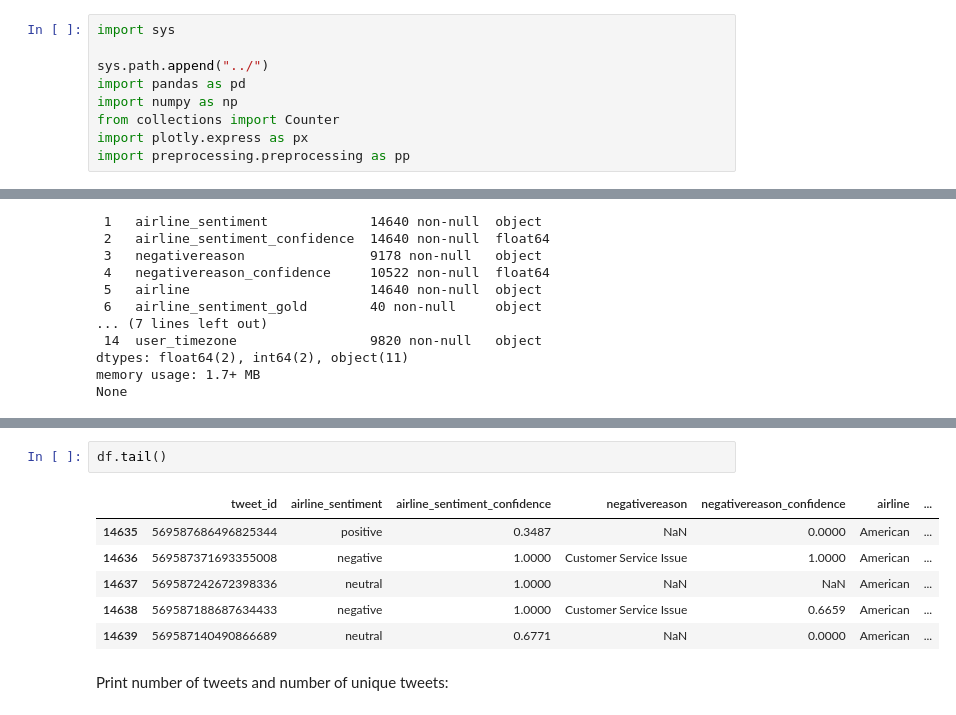
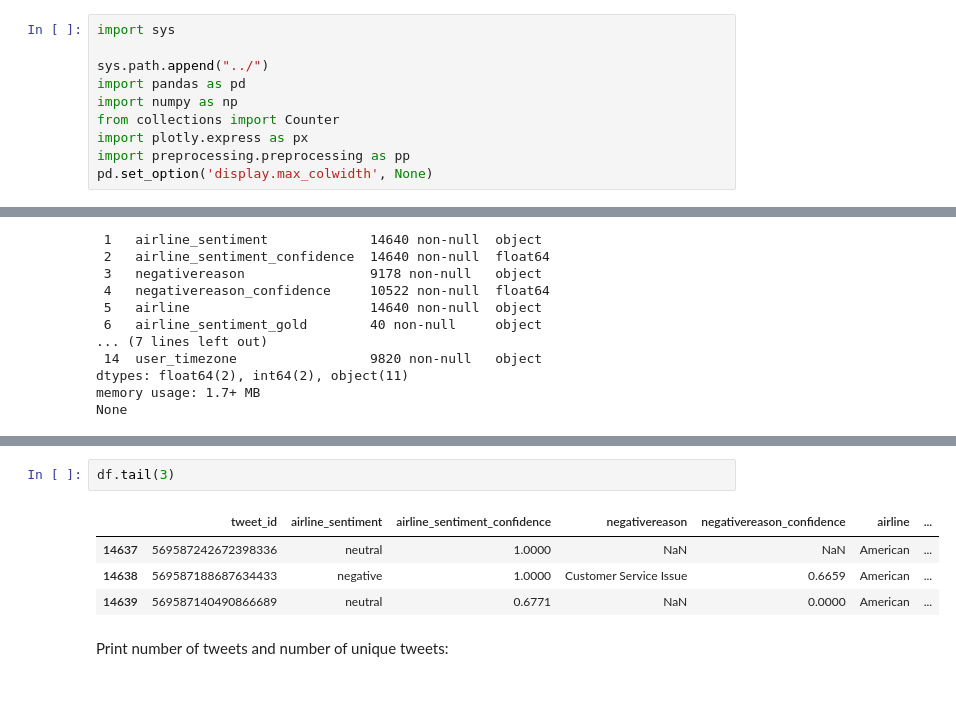
Before and after one commit to gs354/twitter_american_airlines, a Jupyter notebook: notebooks/tweet_pre_processing.ipynb, the cells around one changed output, grey strips where cells are left out. Saved outputs shown, nothing was run; the diff lists cells and outputs as text.

```diff
--- a/notebooks/tweet_pre_processing.ipynb
+++ b/notebooks/tweet_pre_processing.ipynb
@@ -9,6 +9,7 @@ import numpy as np
 from collections import Counter
 import plotly.express as px
 import preprocessing.preprocessing as pp
+pd.set_option('display.max_colwidth', None)
 # %%
 # Run these two lines to have all plots appear on GitHub:
 import plotly.io as pio
@@ -49,9 +48,7 @@ df.head()
 # %%
-df.tail()
+df.tail(3)
 # %% [output]
 |  | tweet_id | airline_sentiment | airline_sentiment_confidence | negativereason | negativereason_confidence | airline | ... |
-| 14635 | 569587686496825344 | positive | 0.3487 | NaN | 0.0000 | American | ... |
-| 14636 | 569587371693355008 | negative | 1.0000 | Customer Service Issue | 1.0000 | American | ... |
 | 14637 | 569587242672398336 | neutral | 1.0000 | NaN | NaN | American | ... |
 | 14638 | 569587188687634433 | negative | 1.0000 | Customer Service Issue | 0.6659 | American | ... |
 | 14639 | 569587140490866689 | neutral | 0.6771 | NaN | 0.0000 | American | ... |
```
Also changed, not shown: parts of 17 cells of this notebook.
